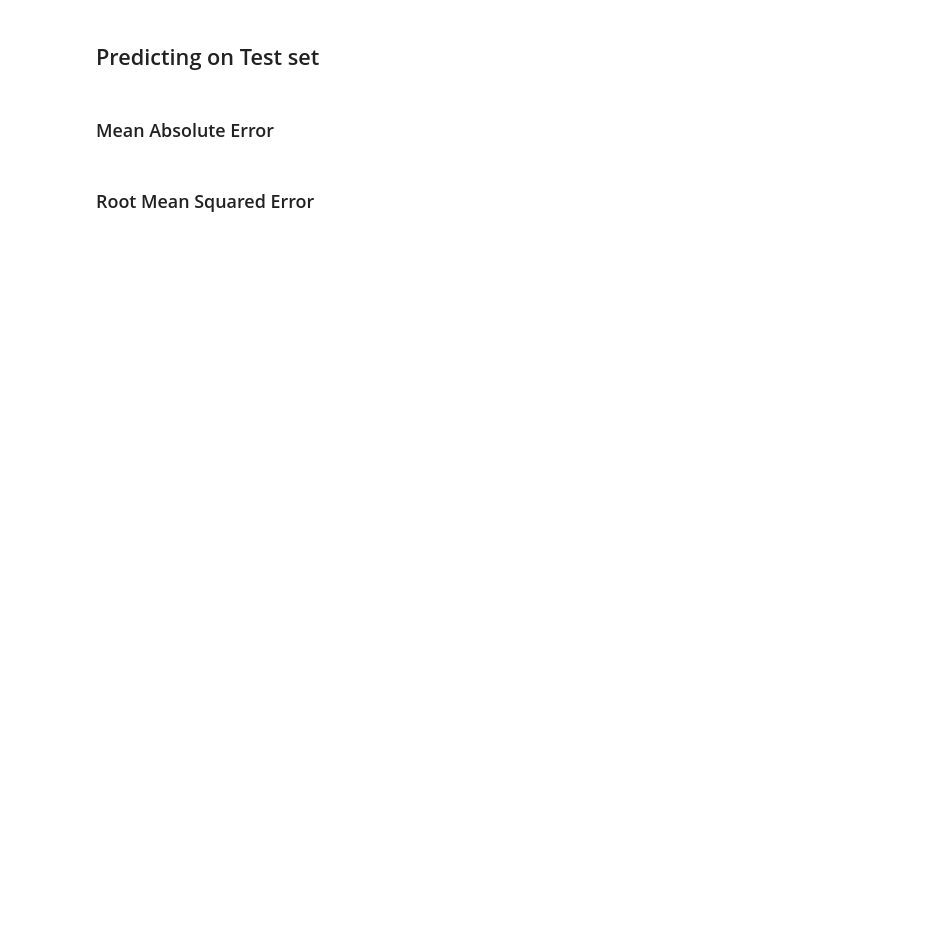
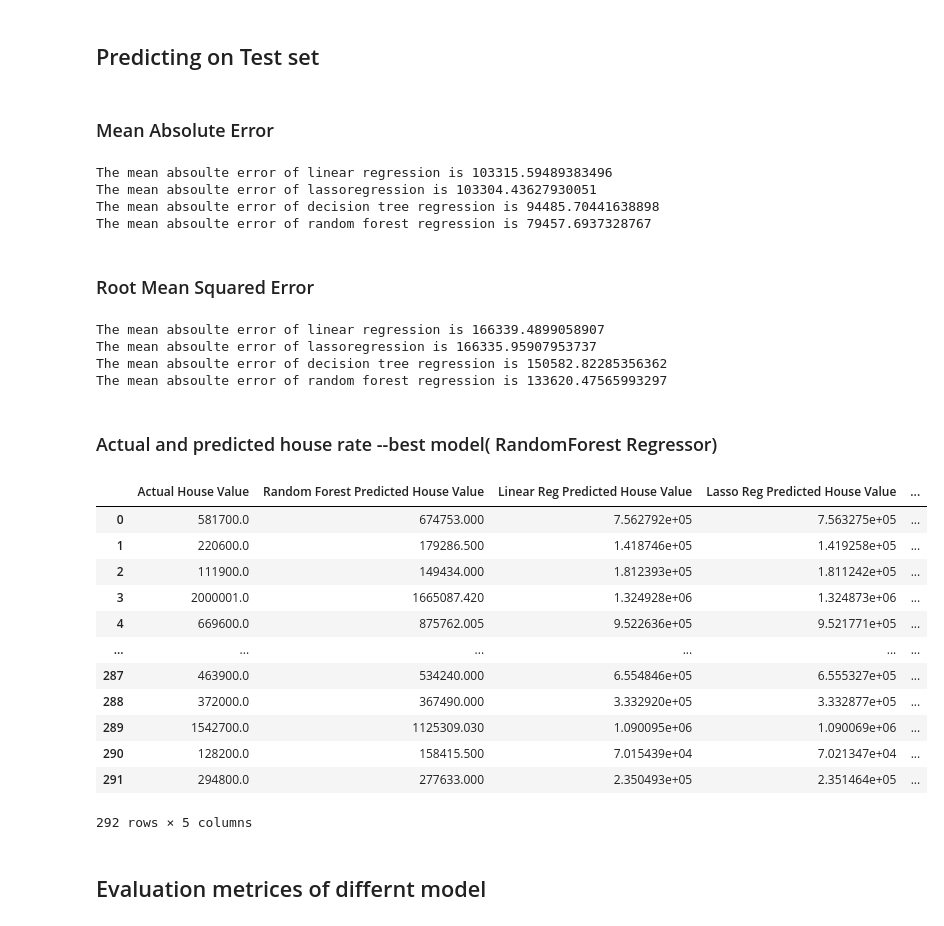
Before and after one commit to pandeysudip/housing-price, a Jupyter notebook: model_building.ipynb, the cells around one changed output. Saved outputs shown, nothing was run; the diff lists cells and outputs as text; code cells hidden in the pictures; blank space fills up the shorter version.

Commit message:
updating model evaluation notebook

```diff
--- a/model_building.ipynb
+++ b/model_building.ipynb
@@ -233,0 +230,4 @@ RandomForestRegressor()
+# %%
+# Make a decision tree instance
+dt=DecisionTreeRegressor()
+dt.fit(X_train, y_train)
@@ -244,5 +269,8 @@ array([-83481.26746154, -77522.26611825, -68480.98053985])
 # %%
-parameters = {'n_estimators':range(10,100,20), 'criterion': ('mse','mae'), 'max_features':('auto', 'sqrt', 'log2')}
-gs_dt=GridSearchCV(dt, parameters, scoring='neg_mean_absolute_error', cv=3)
+parameters = {
+              'max_depth':[4,6, 8,12],
+              'min_samples_leaf':range(1,5)}
+gs_dt=GridSearchCV(dt, param_grid=parameters,
+                    cv=3, verbose=1, n_jobs=-1)
 gs_dt.fit(X_train, y_train)
 # %% [output]
@@ -281,5 +356,9 @@ array([-83481.26746154, -77522.26611825, -68480.98053985])
 # %%
-parameters = {'n_estimators':range(10,100,20), 'criterion': ('mse','mae'), 'max_features':('auto', 'sqrt', 'log2')}
-gs_rf=GridSearchCV(rf, parameters, scoring='neg_mean_absolute_error', cv=3)
+parameters = [{'n_estimators':[3,10,60,100,200],
+              'max_features':[4,6,8,10]},
+              {'bootstrap':[False], 'n_estimators':[3,10,100],
+              'max_features':[4,6,8,10]}]
+gs_rf=GridSearchCV(rf, parameters, scoring='neg_mean_absolute_error',
+                   cv=5, return_train_score=True)
 gs_rf.fit(X_train, y_train)
 # %% [output]
@@ -318,6 +446,11 @@ print(f'The mean absoulte error of decision tree regression is {lin_mae_dt}')
 
 lin_mae_rf=mean_absolute_error(y_test, y_pred_rf)
 print(f'The mean absoulte error of random forest regression is {lin_mae_rf}')
+# %% [output]
+The mean absoulte error of linear regression is 103315.59489383496
+The mean absoulte error of lassoregression is 103304.43627930051
+The mean absoulte error of decision tree regression is 94485.70441638898
+The mean absoulte error of random forest regression is 79457.6937328767
 # %% [markdown]
 ### Root Mean Squared Error
 # %%
@@ -330,10 +463,41 @@ lin_mse_lrl=mean_squared_error(y_test, y_pred_lrl)
 lin_rmse_lrl=np.sqrt(lin_mse_lrl)
 print(f'The mean absoulte error of lassoregression is {lin_rmse_lrl}')
 
-lin_mse_dt=mean_squared_error(y_test, y_pred_dt_dt)
+lin_mse_dt=mean_squared_error(y_test, y_pred_dt)
 lin_rmse_dt=np.sqrt(lin_mse_dt)
 print(f'The mean absoulte error of decision tree regression is {lin_rmse_dt}')
 
 lin_mse_rf=mean_squared_error(y_test, y_pred_rf)
 lin_rmse_rf=np.sqrt(lin_mse_rf)
 print(f'The mean absoulte error of random forest regression is {lin_rmse_rf}')
+# %% [output]
+The mean absoulte error of linear regression is 166339.4899058907
+The mean absoulte error of lassoregression is 166335.95907953737
+The mean absoulte error of decision tree regression is 150582.82285356362
+The mean absoulte error of random forest regression is 133620.47565993297
+# %% [markdown]
+### Actual and predicted house rate --best model( RandomForest Regressor)
+# %%
+#Actual and predicated value of house using our best model
+house_value=pd.DataFrame({'Actual House Value':y_test,
+                'Random Forest Predicted House Value':y_pred_rf,
+                'Linear Reg Predicted House Value':y_pred_lr,
+                'Lasso Reg Predicted House Value':y_pred_lrl,
+                'Decesion Tree Predicted House Value':y_pred_dt})
+house_value
+# %% [output]
+|  | Actual House Value | Random Forest Predicted House Value | Linear Reg Predicted House Value | Lasso Reg Predicted House Value | ... |
+| 0 | 581700.0 | 674753.000 | 7.562792e+05 | 7.563275e+05 | ... |
+| 1 | 220600.0 | 179286.500 | 1.418746e+05 | 1.419258e+05 | ... |
+| 2 | 111900.0 | 149434.000 | 1.812393e+05 | 1.811242e+05 | ... |
+| 3 | 2000001.0 | 1665087.420 | 1.324928e+06 | 1.324873e+06 | ... |
+| 4 | 669600.0 | 875762.005 | 9.522636e+05 | 9.521771e+05 | ... |
+| ... | ... | ... | ... | ... | ... |
+| 287 | 463900.0 | 534240.000 | 6.554846e+05 | 6.555327e+05 | ... |
+| 288 | 372000.0 | 367490.000 | 3.332920e+05 | 3.332877e+05 | ... |
+| 289 | 1542700.0 | 1125309.030 | 1.090095e+06 | 1.090069e+06 | ... |
+| 290 | 128200.0 | 158415.500 | 7.015439e+04 | 7.021347e+04 | ... |
+| 291 | 294800.0 | 277633.000 | 2.350493e+05 | 2.351464e+05 | ... |
+292 rows × 5 columns
+# %% [markdown]
+## Evaluation metrices of differnt model
```
Also changed, not shown: parts of 32 cells of this notebook.
